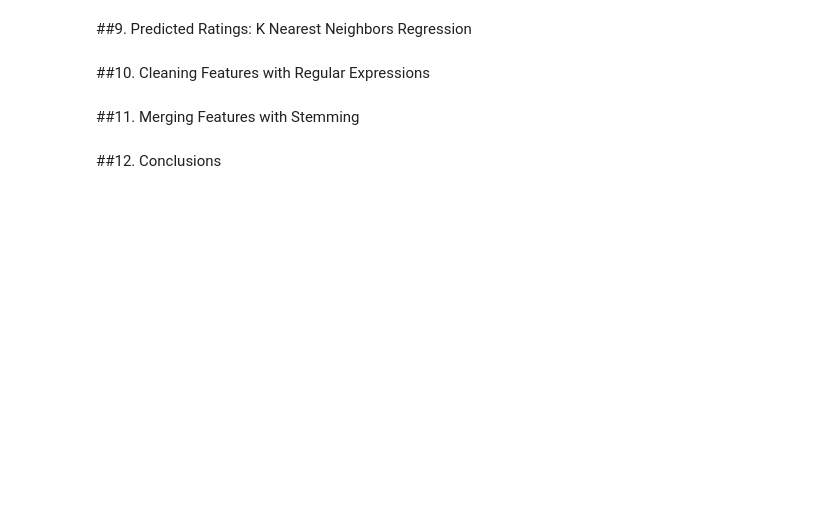
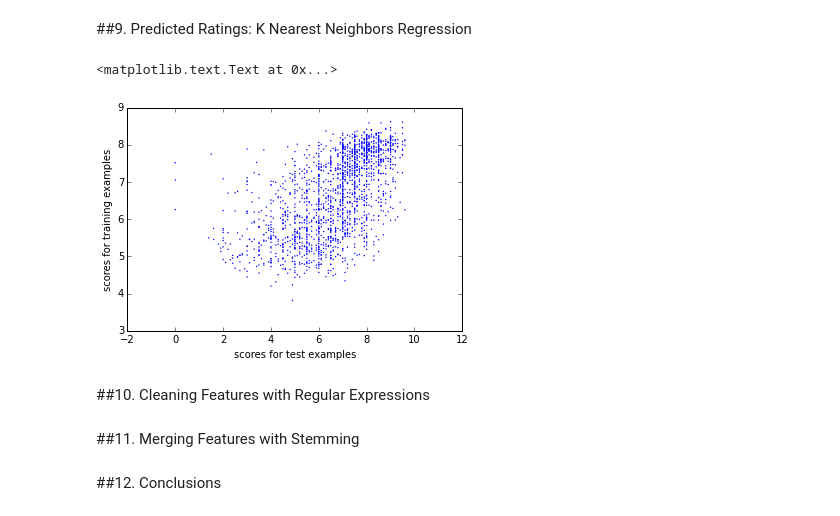
Before and after one commit to ameisner/ac209_project, a Jupyter notebook: pb_classification.ipynb, the cells around one changed output. Cells and saved outputs as stored; diff of their text form; code cells hidden in the pictures; blank space fills up the shorter version.

```diff
--- a/pb_classification.ipynb
+++ b/pb_classification.ipynb
@@ -327,5 +332,36 @@ rfc.score(X_opt_test.toarray(), Y_opt_test)
 # %% [markdown]
 ##9. Predicted Ratings: K Nearest Neighbors Regression
+# %%
+probs_train = (clf_opt.predict_proba(X_opt[ind_train,:]))[:,1] # probability of review being positive
+scores_train = scores[ind_train]
+
+ind_sort_probs = np.argsort(probs_train)
+probs_train_sorted = probs_train[ind_sort_probs]
+scores_train_sorted = scores_train[ind_sort_probs]
+
+def my_knn_1d(review, probs_train_sorted, scores_train_sorted, median=False, n_neighbors=10):
+    prob_test = (clf_opt.predict_proba(vectorizer_opt.transform([review])))[0,1]
+    diff = np.abs(probs_train_sorted - prob_test)
+    sind_diff = np.argsort(diff)
+
+    #print prob_test
+    #print diff[sind_diff[0:10]]
+    neighbor_scores = scores_train_sorted[sind_diff[0:(n_neighbors-1)]]
+
+    result = (np.median(neighbor_scores) if median else np.mean(neighbor_scores))
+    return result
+    #print len(probs)
+
+scores_pred_test = np.zeros(len(ind_test))
+for i in range(len(ind_test)):
+    scores_pred_test[i] = my_knn_1d((reviews[ind_test])[i], probs_train_sorted, scores_train_sorted, n_neighbors=20)
+
+plt.scatter(scores[ind_test],scores_pred_test,s=2,edgecolor='none')
+plt.xlabel('scores for test examples')
+plt.ylabel('scores for training examples')
+# %% [output]
+<matplotlib.text.Text at 0x...>
+[figure, added]
 # %% [markdown]
 ##10. Cleaning Features with Regular Expressions
 # %% [markdown]
```
Also changed, not shown: parts of 9 cells of this notebook.
